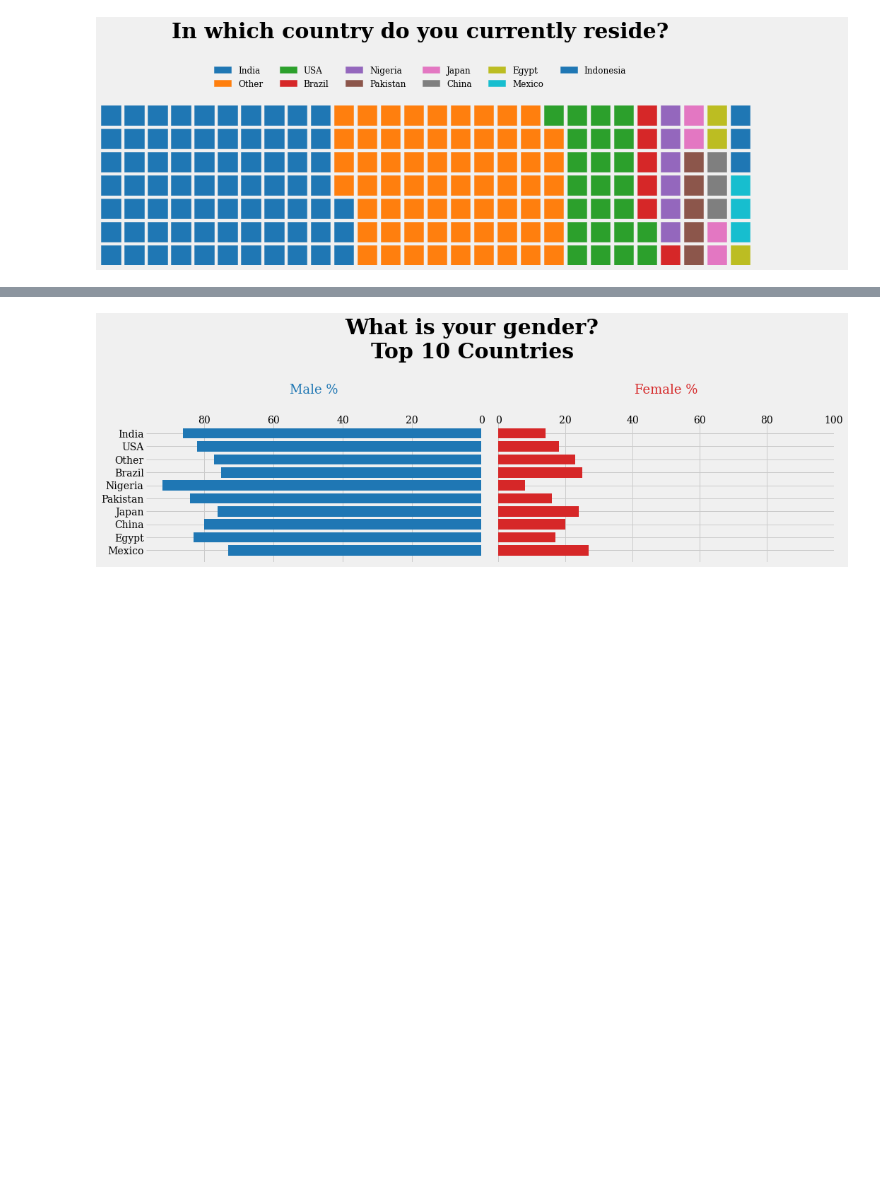
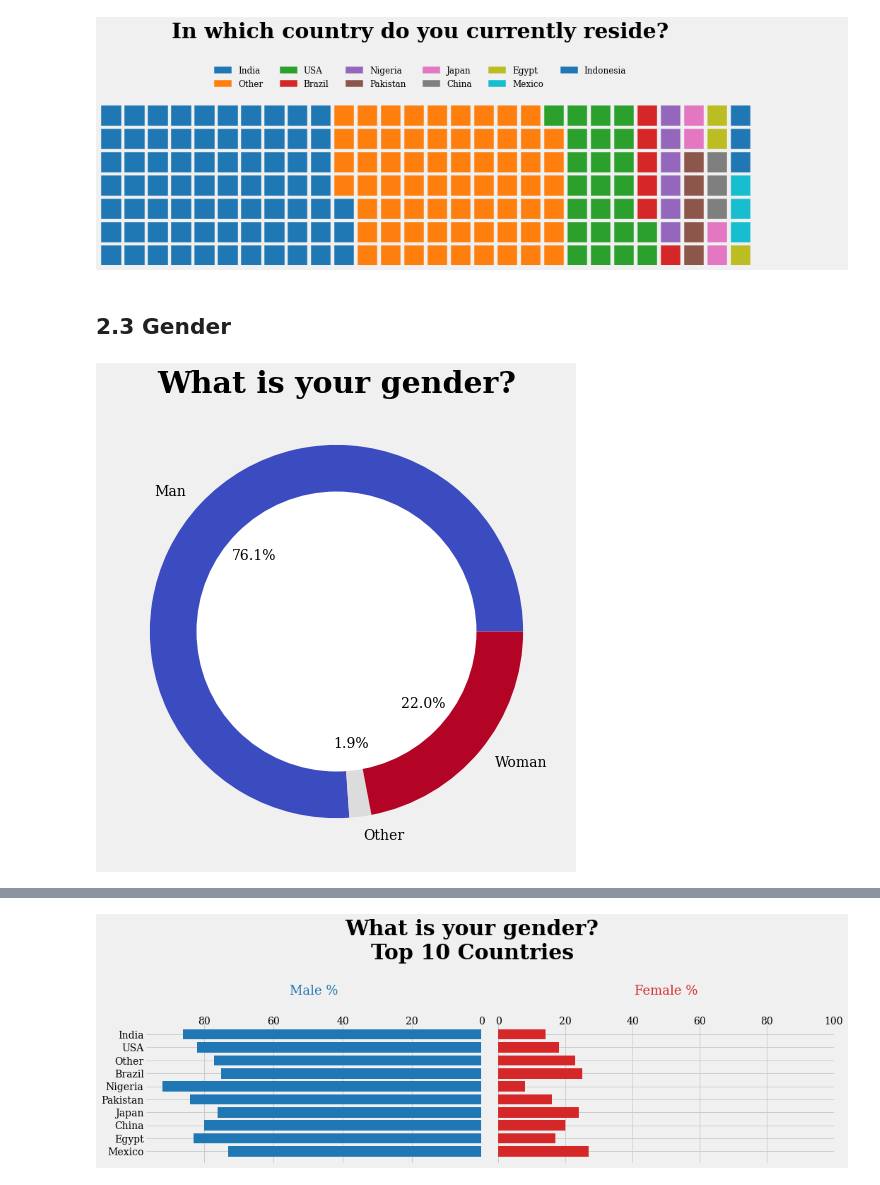
Before and after one commit to danjelito/eda-kaggle-survey-2022, a Jupyter notebook: kaggle-survey-2022.ipynb, the cells around one changed output, grey strips where cells are left out. Drawn from its saved outputs; the diff is of its cells as text; code cells hidden in the pictures; blank space fills up the shorter version.

```diff
--- a/kaggle-survey-2022.ipynb
+++ b/kaggle-survey-2022.ipynb
@@ -297,6 +321,54 @@ plot_waffle(
 )
 # %% [output]
 [figure]
+# %% [markdown]
+## 2.3 Gender
+# %%
+def plot_donut(data, title, colormap= 'coolwarm', figsize= (8, 8)):
+
+    fig, ax= plt.subplots(figsize= figsize)
+
+    #to add percentages
+    def autopct(pct):
+        return ('%.1f%%' % pct) if pct > 1 else ''
+
+    #to add labels
+    def get_new_labels(sizes, labels):
+        new_labels = [label for size, label in zip(sizes, labels)]
+        return new_labels
+
+    sizes = data.values
+    labels = data.index
+    ax = data.plot(
+        kind= 'pie',
+        autopct= autopct,
+        labels= get_new_labels(sizes, labels),
+        colormap= colormap
+    )
+
+    ax.set_title(title, fontsize= 30, fontweight= 'bold', pad= 0)
+    ax.set_ylabel('')
+
+    # draw circle
+    centre_circle = plt.Circle((0, 0), 0.75, fc='white')
+    fig = plt.gcf()
+    # add circle in chart
+    fig.gca().add_artist(centre_circle)
+
+    plt.show()
+# %%
+data= (df
+    .loc[:, 'Q3']
+    .where((df['Q3'] == 'Man') | (df['Q3'] == 'Woman'), 'Other')
+    .value_counts(normalize= True)
+    .sort_index()
+    .mul(100)
+    .round(1)
+)
+
+plot_donut(data, title= map_questions['Q3'].replace(' - Selected Choice', ''))
+# %% [output]
+[figure, added]
 # %%
 map_country= {
     'United States of America': 'USA',
```
Also changed, not shown: parts of 27 cells of this notebook.
